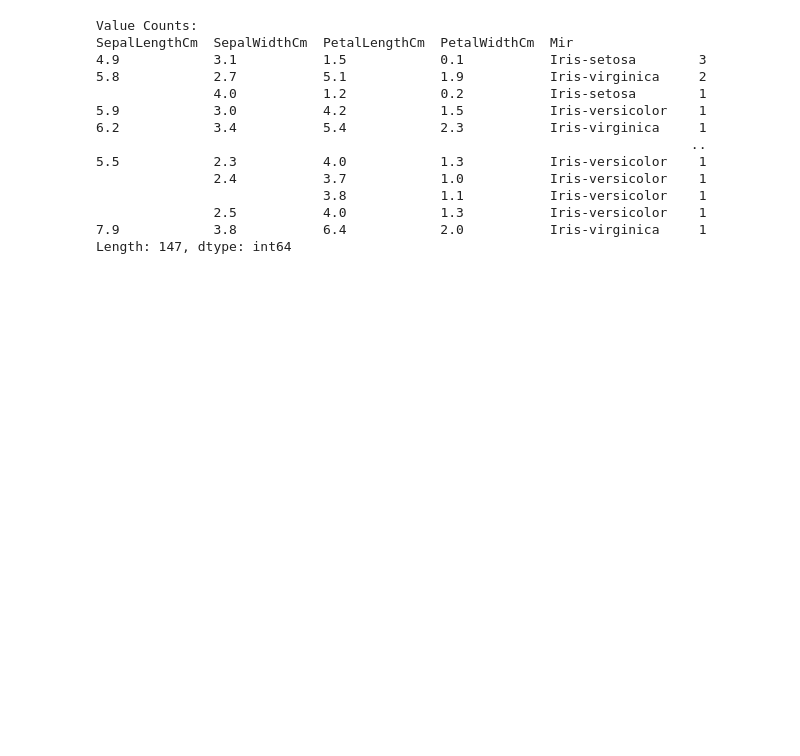
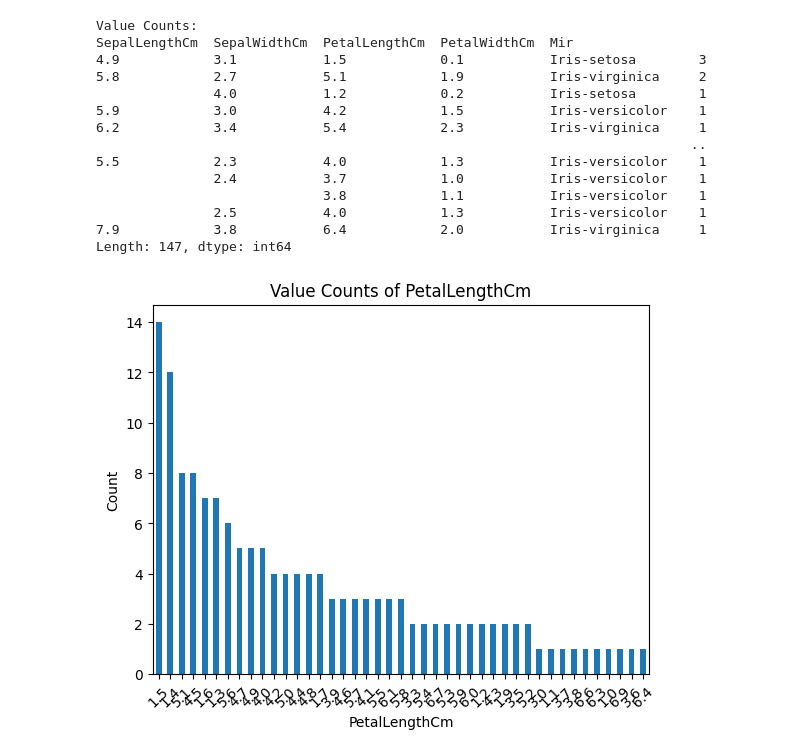
Before and after one commit to the-mir/CSVFile, a Jupyter notebook: CSVFile.ipynb, the cells around one changed output. Saved outputs shown, nothing was run; the diff lists cells and outputs as text; code cells hidden in the pictures; blank space fills up the shorter version.

```diff
--- a/CSVFile.ipynb
+++ b/CSVFile.ipynb
@@ -120,3 +121,12 @@ SepalLengthCm  SepalWidthCm  PetalLengthCm  PetalWidthCm  Mir
                2.5           4.0            1.3           Iris-versicolor    1
 7.9            3.8           6.4            2.0           Iris-virginica     1
 Length: 147, dtype: int64
+# %%
+df.PetalLengthCm.value_counts().plot(kind='bar')
+plt.xlabel('PetalLengthCm')
+plt.ylabel('Count')
+plt.title('Value Counts of PetalLengthCm')
+plt.xticks(rotation=45)
+plt.show()
+# %% [output]
+[figure, added]
```
Also changed, not shown: parts of 1 cell of this notebook.
